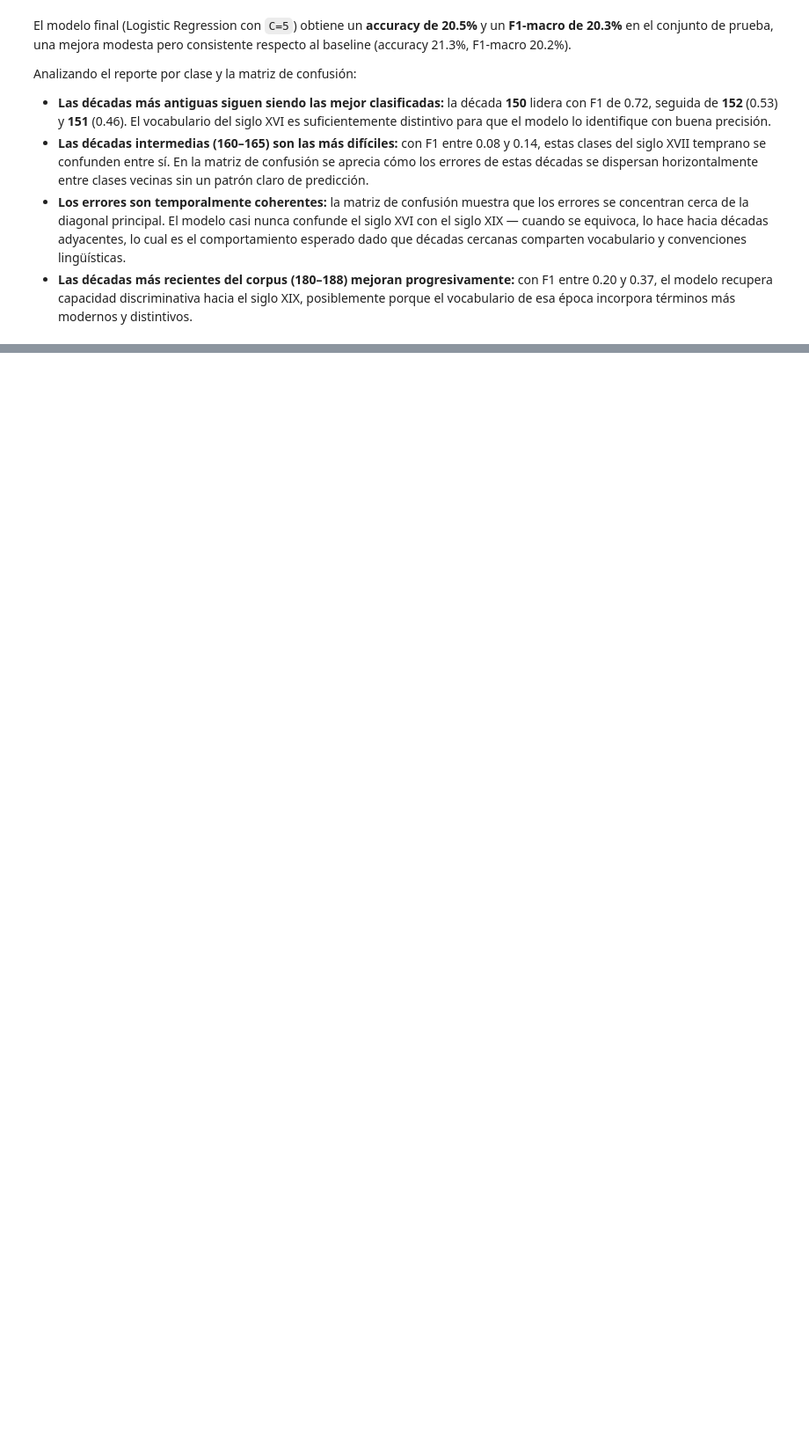
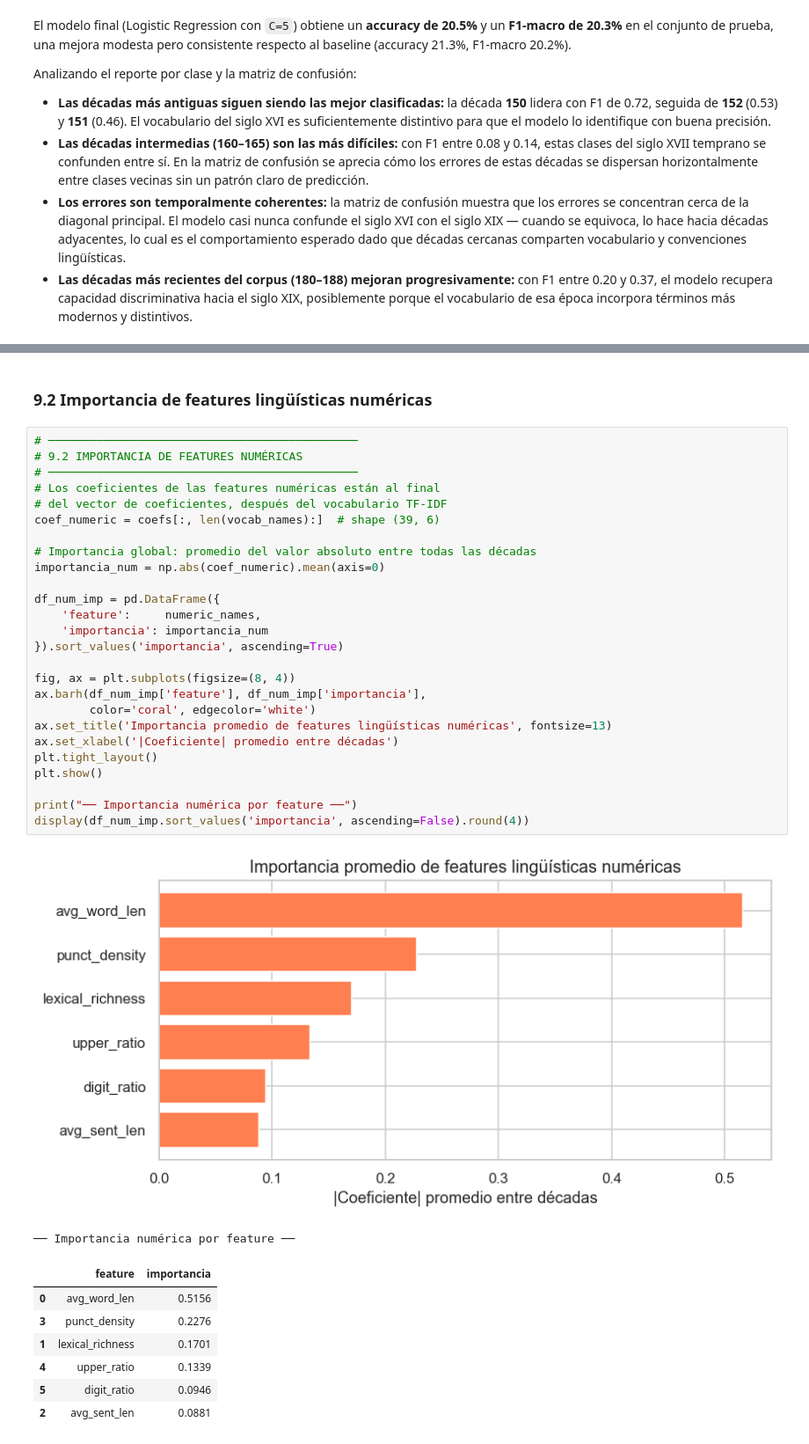
Before and after one commit to jcamilc17/Proyecto_1-ML, a Jupyter notebook: Proyecto1.ipynb, the cells around one changed output, grey strips where cells are left out. Shown at 88% size. Cells and saved outputs as stored; diff of their text form; blank space fills up the shorter version.

```diff
--- a/Proyecto1.ipynb
+++ b/Proyecto1.ipynb
@@ -1147,0 +1214,38 @@ Analizando el reporte por clase y la matriz de confusión:
+# %% [markdown]
+### 9.2 Importancia de features lingüísticas numéricas
+# %%
+# ─────────────────────────────────────────────
+# 9.2 IMPORTANCIA DE FEATURES NUMÉRICAS
+# ─────────────────────────────────────────────
+# Los coeficientes de las features numéricas están al final
+# del vector de coeficientes, después del vocabulario TF-IDF
+coef_numeric = coefs[:, len(vocab_names):]  # shape (39, 6)
+
+# Importancia global: promedio del valor absoluto entre todas las décadas
+importancia_num = np.abs(coef_numeric).mean(axis=0)
+
+df_num_imp = pd.DataFrame({
+    'feature':     numeric_names,
+    'importancia': importancia_num
+}).sort_values('importancia', ascending=True)
+
+fig, ax = plt.subplots(figsize=(8, 4))
+ax.barh(df_num_imp['feature'], df_num_imp['importancia'],
+        color='coral', edgecolor='white')
+ax.set_title('Importancia promedio de features lingüísticas numéricas', fontsize=13)
+ax.set_xlabel('|Coeficiente| promedio entre décadas')
+plt.tight_layout()
+plt.show()
+
+print("── Importancia numérica por feature ──")
+display(df_num_imp.sort_values('importancia', ascending=False).round(4))
+# %% [output]
+[figure, added]
+── Importancia numérica por feature ──
+|  | feature | importancia |
+| 0 | avg_word_len | 0.5156 |
+| 3 | punct_density | 0.2276 |
+| 1 | lexical_richness | 0.1701 |
+| 4 | upper_ratio | 0.1339 |
+| 5 | digit_ratio | 0.0946 |
+| 2 | avg_sent_len | 0.0881 |
```
Also changed, not shown: parts of 8 cells of this notebook.
